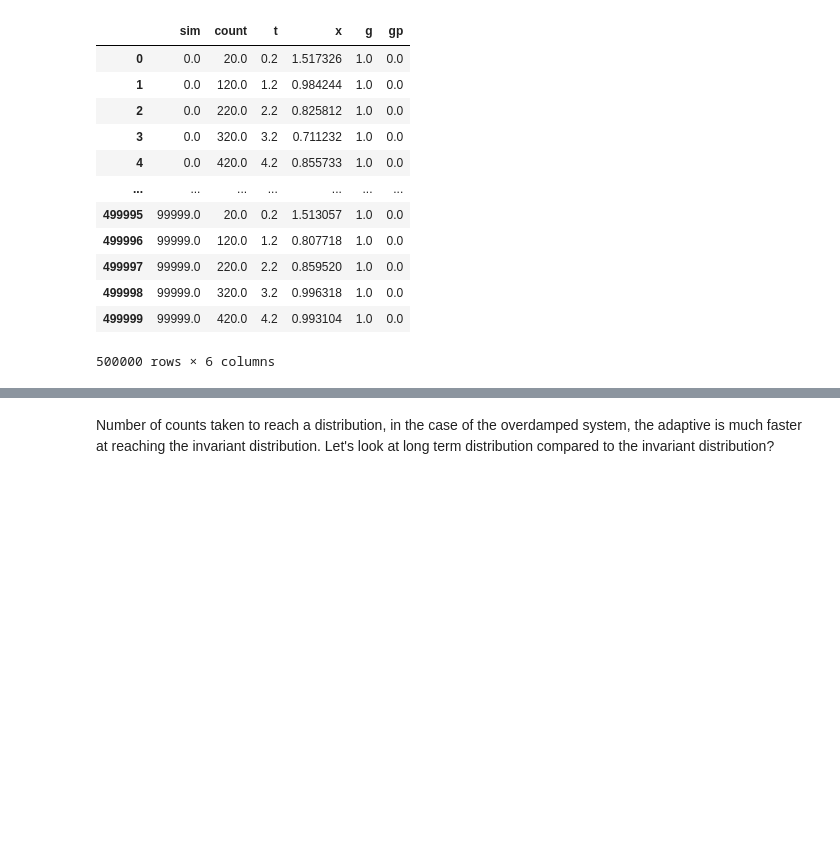
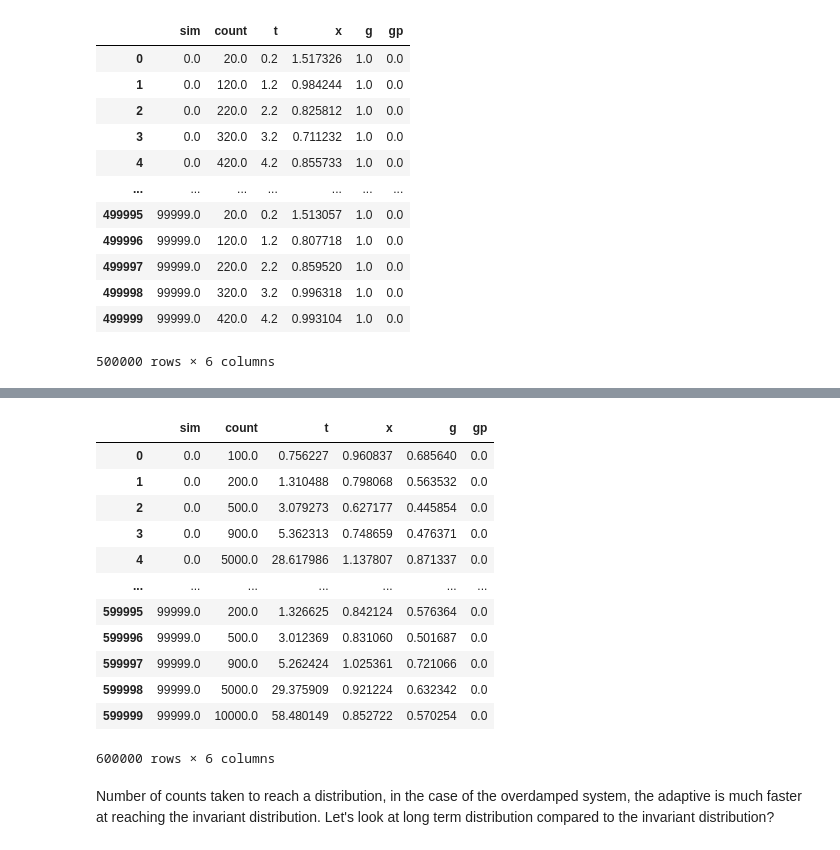
Before and after one commit to alixsleroy/Stepupyourgame, a Jupyter notebook: Python/Infinite_wall/Fixedsteps_fixedtime/bond_overdamped_evolving_comparison.ipynb, the cells around one changed output, grey strips where cells are left out. Drawn from its saved outputs; the diff is of its cells as text; code cells hidden in the pictures; blank space fills up the shorter version.

```diff
--- a/Python/Infinite_wall/Fixedsteps_fixedtime/bond_overdamped_evolving_comparison.ipynb
+++ b/Python/Infinite_wall/Fixedsteps_fixedtime/bond_overdamped_evolving_comparison.ipynb
@@ -559,3 +570,19 @@ axs[len(list_count)-1].legend(loc='lower center',bbox_to_anchor=(-.6, -.2),
+# %%
+df_yemtonontranssde
+# %% [output]
+|  | sim | count | t | x | g | gp |
+| 0 | 0.0 | 100.0 | 0.756227 | 0.960837 | 0.685640 | 0.0 |
+| 1 | 0.0 | 200.0 | 1.310488 | 0.798068 | 0.563532 | 0.0 |
+| 2 | 0.0 | 500.0 | 3.079273 | 0.627177 | 0.445854 | 0.0 |
+| 3 | 0.0 | 900.0 | 5.362313 | 0.748659 | 0.476371 | 0.0 |
+| 4 | 0.0 | 5000.0 | 28.617986 | 1.137807 | 0.871337 | 0.0 |
+| ... | ... | ... | ... | ... | ... | ... |
+| 599995 | 99999.0 | 200.0 | 1.326625 | 0.842124 | 0.576364 | 0.0 |
+| 599996 | 99999.0 | 500.0 | 3.012369 | 0.831060 | 0.501687 | 0.0 |
+| 599997 | 99999.0 | 900.0 | 5.262424 | 1.025361 | 0.721066 | 0.0 |
+| 599998 | 99999.0 | 5000.0 | 29.375909 | 0.921224 | 0.632342 | 0.0 |
+| 599999 | 99999.0 | 10000.0 | 58.480149 | 0.852722 | 0.570254 | 0.0 |
+600000 rows × 6 columns
 # %% [markdown]
 Number of counts taken to reach a distribution, in the case of the overdamped system, the adaptive is much faster at reaching the invariant distribution.
 Let's look at long term distribution compared to the invariant distribution?
```
Also changed, not shown: parts of 17 cells of this notebook, 5 other files.
